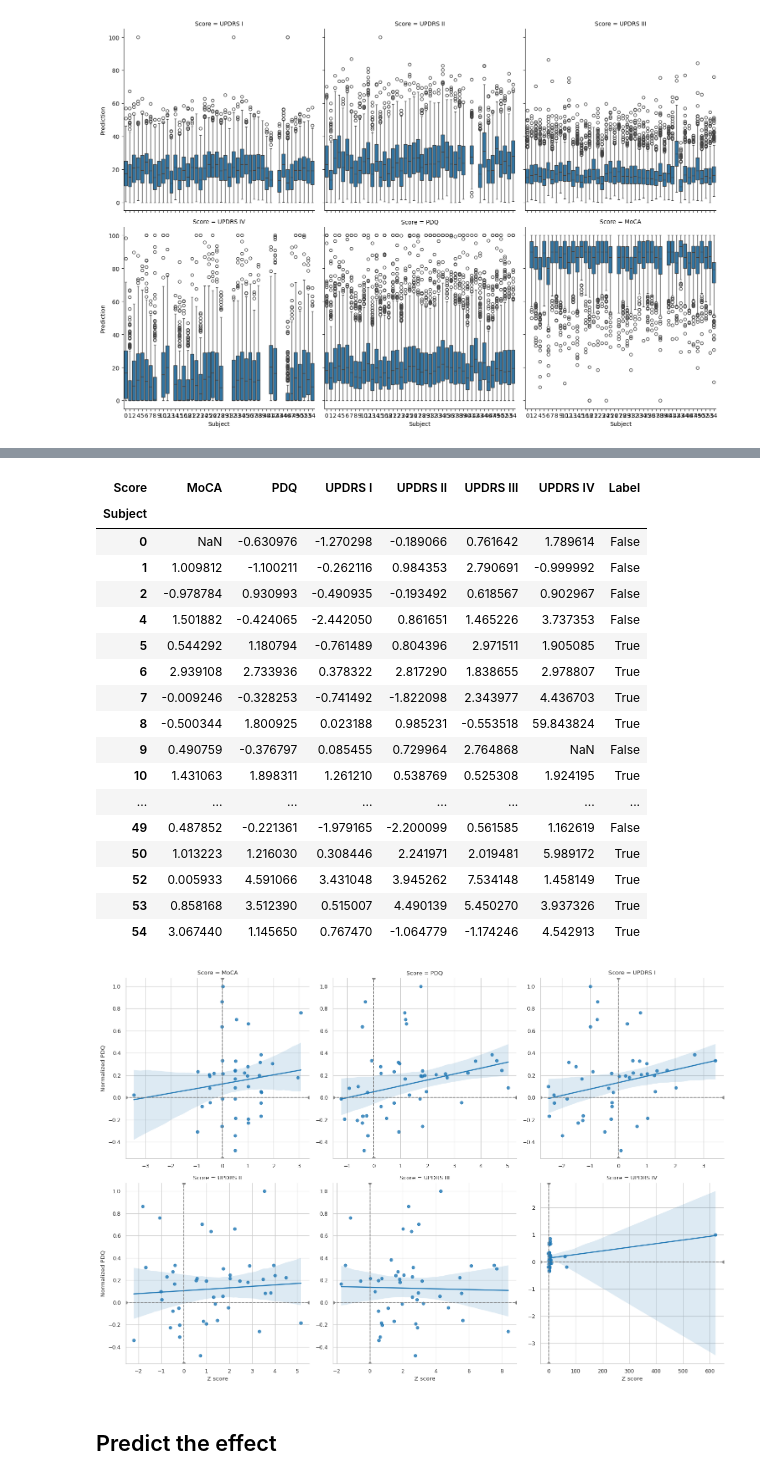
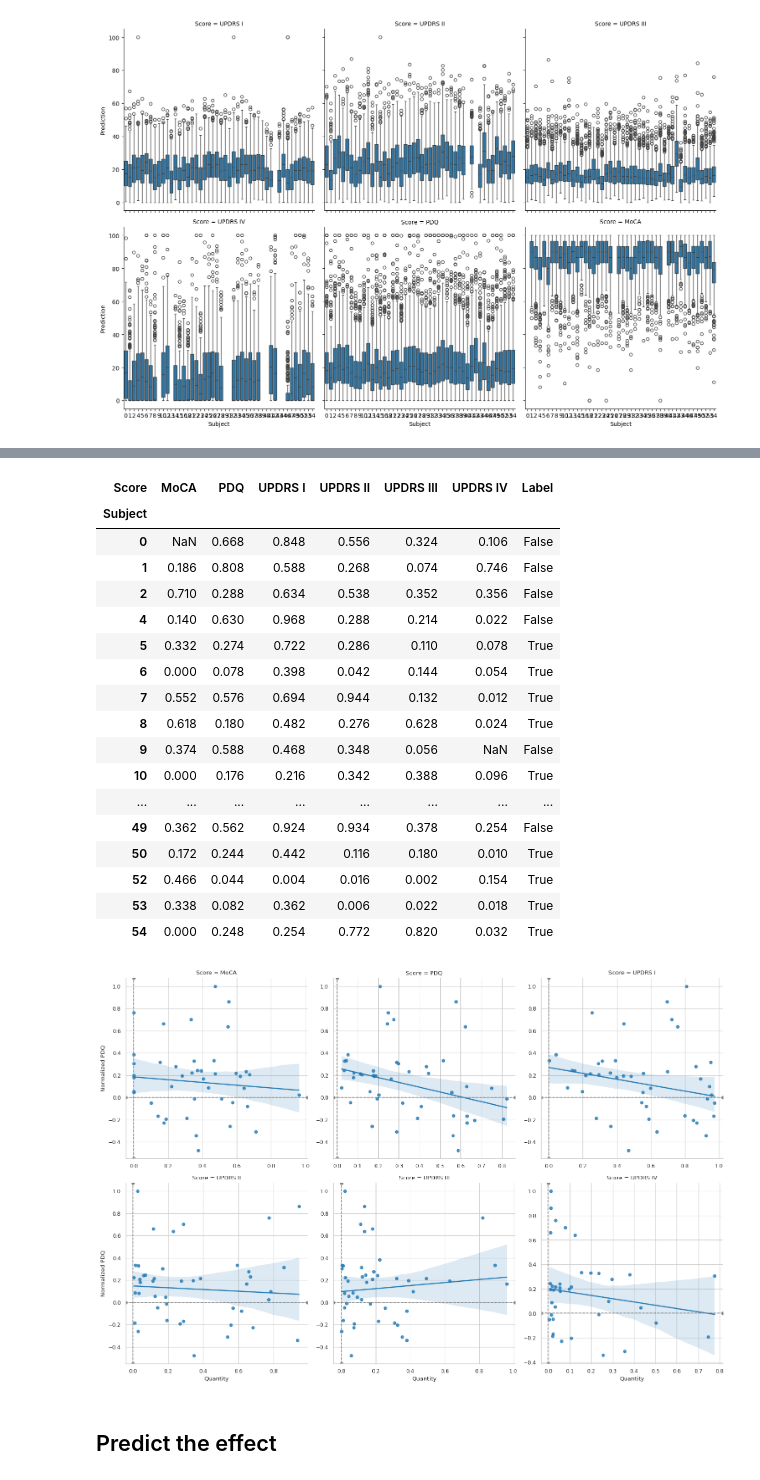
Before and after one commit to UKEIAM/de.uke.iam.parkinson.vae_longitudinal, a Jupyter notebook: conditional/treeffuser.ipynb, the cells around one changed output, grey strips where cells are left out. Saved outputs shown, nothing was run; the diff lists cells and outputs as text; code cells hidden in the pictures.

```diff
--- a/conditional/treeffuser.ipynb
+++ b/conditional/treeffuser.ipynb
@@ -124,16 +124,17 @@ for subject, data in uke_samples.groupby("Subject"):
     for score, score_data in data.groupby("Score"):
         # mean = score_data["Prediction"].median()
         # std = score_data["Prediction"].std()
-        mean = score_data["Prediction"].median()
-        std = (score_data["Prediction"] - mean).abs().median() + 1e-6
+        # mean = score_data["Prediction"].median()
+        # std = (score_data["Prediction"] - mean).abs().median() + 1e-6
+        # ground_truth_score = (ground_truth - mean) / std
 
         ground_truth = score_data["Ground truth"].iloc[0]
-        ground_truth_score = (ground_truth - mean) / std
+        ground_truth_score = (score_data["Prediction"] > ground_truth).sum() / len(score_data)
         z_scores.append((subject, score, ground_truth_score))
 
 z_scores = (
-    pd.DataFrame.from_records(z_scores, columns=["Subject", "Score", "Z-Score"])
-    .pivot(index="Subject", columns="Score", values="Z-Score")
+    pd.DataFrame.from_records(z_scores, columns=["Subject", "Score", "Quantity"])
+    .pivot(index="Subject", columns="Score", values="Quantity")
     .reset_index()
     .set_index("Subject")
 )
@@ -143,46 +144,46 @@ z_scores
 # %% [output]
 | Score | MoCA | PDQ | UPDRS I | UPDRS II | UPDRS III | UPDRS IV | Label |
 | Subject |  |  |  |  |  |  |  |
-| 0 | NaN | -0.630976 | -1.270298 | -0.189066 | 0.761642 | 1.789614 | False |
-| 1 | 1.009812 | -1.100211 | -0.262116 | 0.984353 | 2.790691 | -0.999992 | False |
-| 2 | -0.978784 | 0.930993 | -0.490935 | -0.193492 | 0.618567 | 0.902967 | False |
-| 4 | 1.501882 | -0.424065 | -2.442050 | 0.861651 | 1.465226 | 3.737353 | False |
-| 5 | 0.544292 | 1.180794 | -0.761489 | 0.804396 | 2.971511 | 1.905085 | True |
-| 6 | 2.939108 | 2.733936 | 0.378322 | 2.817290 | 1.838655 | 2.978807 | True |
-| 7 | -0.009246 | -0.328253 | -0.741492 | -1.822098 | 2.343977 | 4.436703 | True |
-| 8 | -0.500344 | 1.800925 | 0.023188 | 0.985231 | -0.553518 | 59.843824 | True |
-| 9 | 0.490759 | -0.376797 | 0.085455 | 0.729964 | 2.764868 | NaN | False |
-| 10 | 1.431063 | 1.898311 | 1.261210 | 0.538769 | 0.525308 | 1.924195 | True |
+| 0 | NaN | 0.668 | 0.848 | 0.556 | 0.324 | 0.106 | False |
+| 1 | 0.186 | 0.808 | 0.588 | 0.268 | 0.074 | 0.746 | False |
+| 2 | 0.710 | 0.288 | 0.634 | 0.538 | 0.352 | 0.356 | False |
+| 4 | 0.140 | 0.630 | 0.968 | 0.288 | 0.214 | 0.022 | False |
+| 5 | 0.332 | 0.274 | 0.722 | 0.286 | 0.110 | 0.078 | True |
+| 6 | 0.000 | 0.078 | 0.398 | 0.042 | 0.144 | 0.054 | True |
+| 7 | 0.552 | 0.576 | 0.694 | 0.944 | 0.132 | 0.012 | True |
+| 8 | 0.618 | 0.180 | 0.482 | 0.276 | 0.628 | 0.024 | True |
+| 9 | 0.374 | 0.588 | 0.468 | 0.348 | 0.056 | NaN | False |
+| 10 | 0.000 | 0.176 | 0.216 | 0.342 | 0.388 | 0.096 | True |
 | ... | ... | ... | ... | ... | ... | ... | ... |
-| 49 | 0.487852 | -0.221361 | -1.979165 | -2.200099 | 0.561585 | 1.162619 | False |
-| 50 | 1.013223 | 1.216030 | 0.308446 | 2.241971 | 2.019481 | 5.989172 | True |
-| 52 | 0.005933 | 4.591066 | 3.431048 | 3.945262 | 7.534148 | 1.458149 | True |
-| 53 | 0.858168 | 3.512390 | 0.515007 | 4.490139 | 5.450270 | 3.937326 | True |
-| 54 | 3.067440 | 1.145650 | 0.767470 | -1.064779 | -1.174246 | 4.542913 | True |
+| 49 | 0.362 | 0.562 | 0.924 | 0.934 | 0.378 | 0.254 | False |
+| 50 | 0.172 | 0.244 | 0.442 | 0.116 | 0.180 | 0.010 | True |
+| 52 | 0.466 | 0.044 | 0.004 | 0.016 | 0.002 | 0.154 | True |
+| 53 | 0.338 | 0.082 | 0.362 | 0.006 | 0.022 | 0.018 | True |
+| 54 | 0.000 | 0.248 | 0.254 | 0.772 | 0.820 | 0.032 | True |
 # %%
 regscores = z_scores.copy()
 regscores["Normalized PDQ"] = (x_uke["PDQ"] - y_uke["PDQ"]) / (
     x_uke["PDQ"] + y_uke["PDQ"]
 )
 regscores = regscores.reset_index().melt(
-    id_vars=["Subject", "Label", "Normalized PDQ"], value_name="Z score"
+    id_vars=["Subject", "Label", "Normalized PDQ"], value_name="Quantity"
 )
 
 with sns.axes_style("whitegrid"):
     sns.set_context("paper")
 
     g = sns.lmplot(
         data=regscores,
-        x="Z score",
+        x="Quantity",
         y="Normalized PDQ",
         col="Score",
         col_wrap=3,
         facet_kws=dict(sharex=False, sharey=False),
         robust=True,
     )
     g.refline(y=0, x=0)
 # %% [output]
-[figure, old version]
+[figure, new version]
 # %% [markdown]
 ## Predict the effect
 # %%
```
Also changed, not shown: parts of 3 cells of this notebook.
